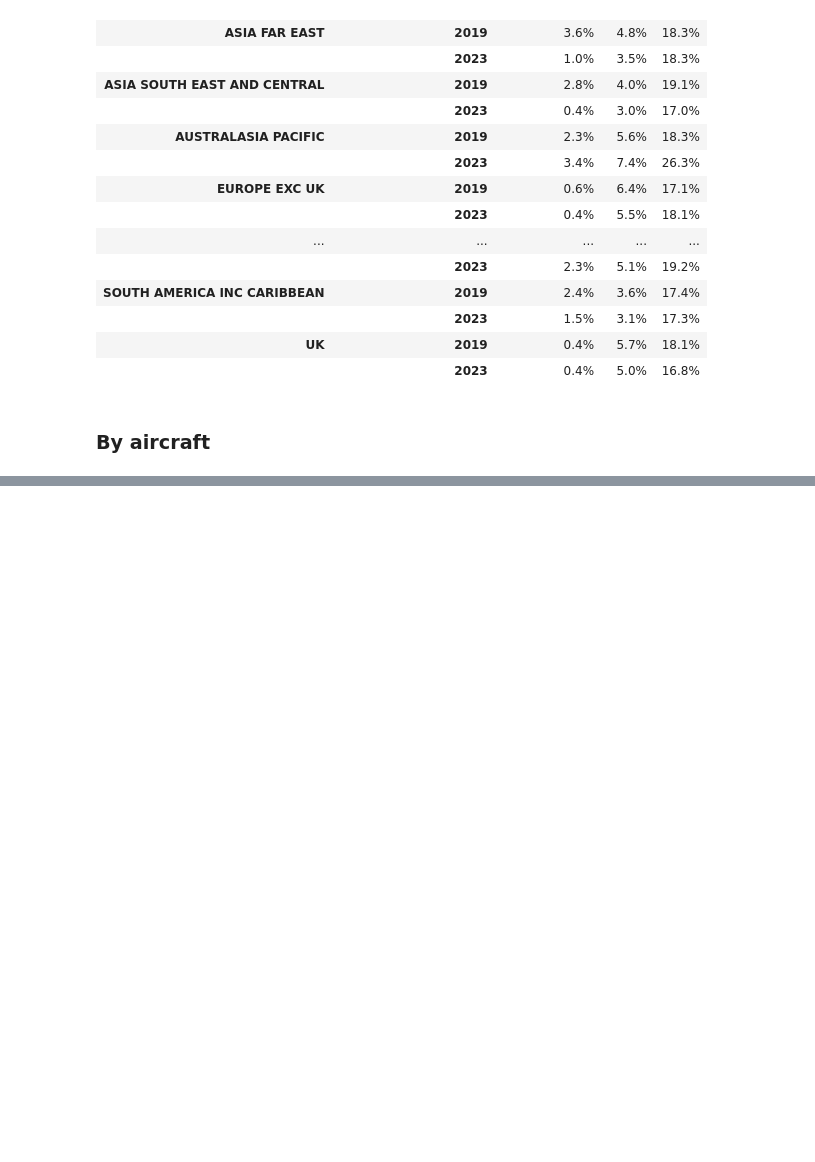
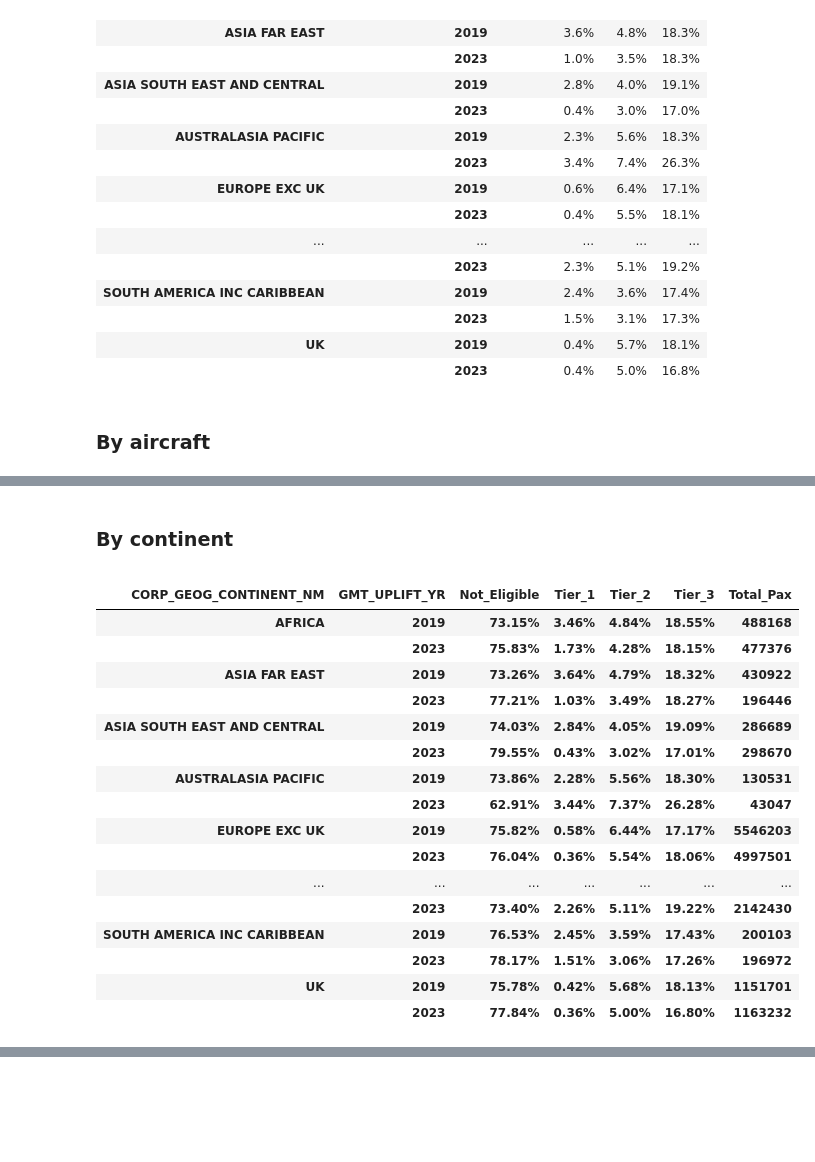
Before and after one commit to IanMaHKG-BA/Hackathon_Team_1, a Jupyter notebook: lounges_gold_standard_Ian.ipynb, the cells around one changed output, grey strips where cells are left out. Saved outputs shown, nothing was run; the diff lists cells and outputs as text; code cells hidden in the pictures; blank space fills up the shorter version.

```diff
--- a/lounges_gold_standard_Ian.ipynb
+++ b/lounges_gold_standard_Ian.ipynb
@@ -1102,0 +1203,25 @@ df_groupby_acft
+# %% [markdown]
+### By continent
+# %%
+df_pivot_groupby_cont_year = group_pivot(pivot_df, ['CORP_GEOG_CONTINENT_NM','GMT_UPLIFT_YR'])
+
+group_pivot_to_lookup(df_pivot_groupby_cont_year)
+# %% [output]
+|  |  |  |  |  |  |  |
+| CORP_GEOG_CONTINENT_NM | GMT_UPLIFT_YR | Not_Eligible | Tier_1 | Tier_2 | Tier_3 | Total_Pax |
+| AFRICA | 2019 | 73.15% | 3.46% | 4.84% | 18.55% | 488168 |
+|  | 2023 | 75.83% | 1.73% | 4.28% | 18.15% | 477376 |
+| ASIA FAR EAST | 2019 | 73.26% | 3.64% | 4.79% | 18.32% | 430922 |
+|  | 2023 | 77.21% | 1.03% | 3.49% | 18.27% | 196446 |
+| ASIA SOUTH EAST AND CENTRAL | 2019 | 74.03% | 2.84% | 4.05% | 19.09% | 286689 |
+|  | 2023 | 79.55% | 0.43% | 3.02% | 17.01% | 298670 |
+| AUSTRALASIA PACIFIC | 2019 | 73.86% | 2.28% | 5.56% | 18.30% | 130531 |
+|  | 2023 | 62.91% | 3.44% | 7.37% | 26.28% | 43047 |
+| EUROPE EXC UK | 2019 | 75.82% | 0.58% | 6.44% | 17.17% | 5546203 |
+|  | 2023 | 76.04% | 0.36% | 5.54% | 18.06% | 4997501 |
+| ... | ... | ... | ... | ... | ... | ... |
+|  | 2023 | 73.40% | 2.26% | 5.11% | 19.22% | 2142430 |
+| SOUTH AMERICA INC CARIBBEAN | 2019 | 76.53% | 2.45% | 3.59% | 17.43% | 200103 |
+|  | 2023 | 78.17% | 1.51% | 3.06% | 17.26% | 196972 |
+| UK | 2019 | 75.78% | 0.42% | 5.68% | 18.13% | 1151701 |
+|  | 2023 | 77.84% | 0.36% | 5.00% | 16.80% | 1163232 |
```
Also changed, not shown: parts of 14 cells of this notebook.
